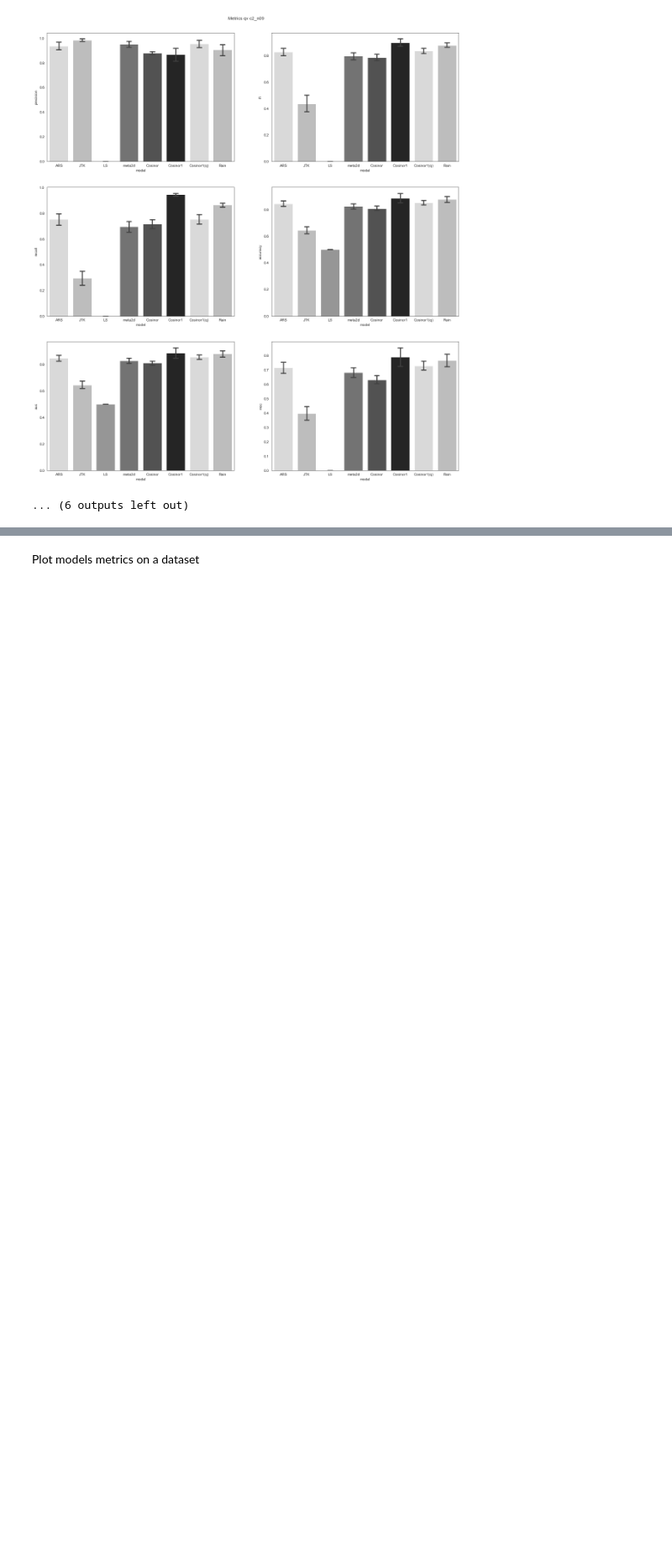
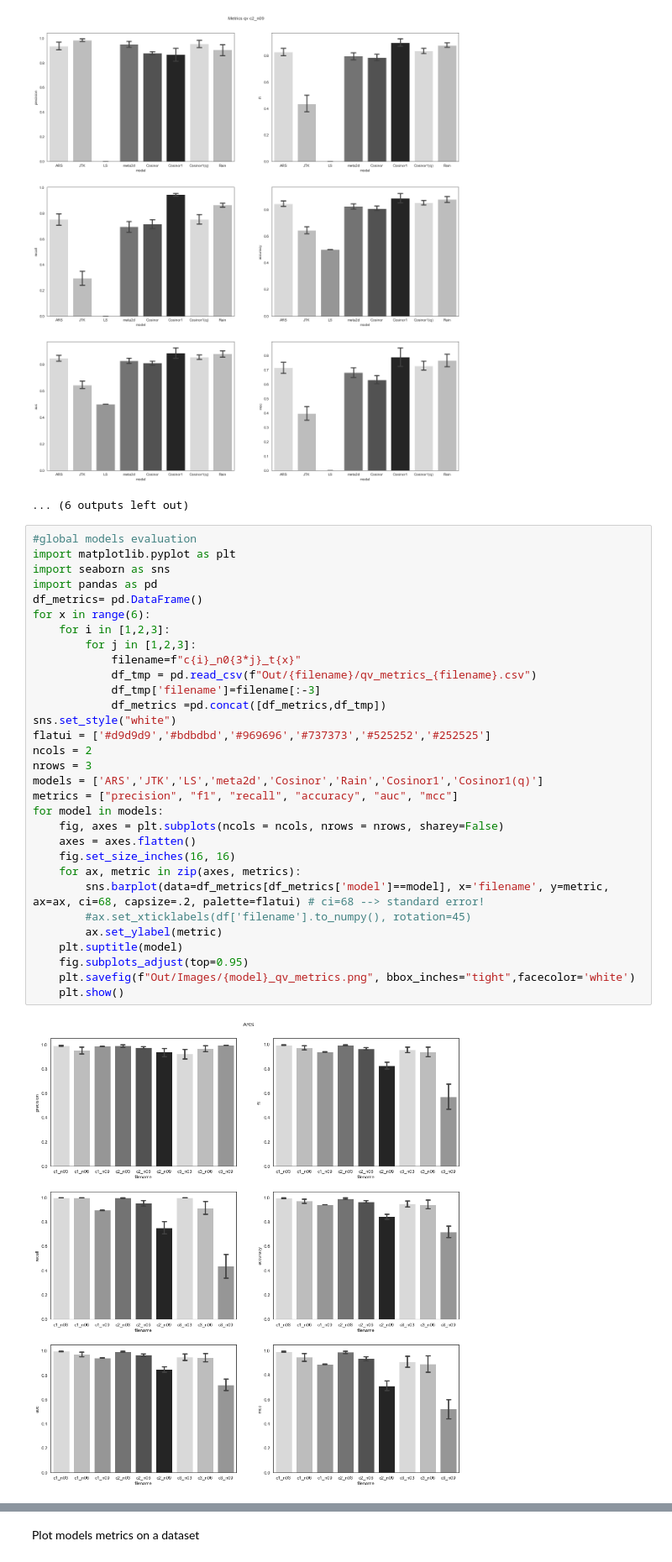
Before and after one commit to VESTUArthur/RDA, a Jupyter notebook: code/Case_study_1/notebook.ipynb, the cells around one changed output, grey strips where cells are left out. Shown at 84% size. Saved outputs shown, nothing was run; the diff lists cells and outputs as text; blank space fills up the shorter version.

Commit message:
Plot models metrics on different dataset

```diff
--- a/code/Case_study_1/notebook.ipynb
+++ b/code/Case_study_1/notebook.ipynb
@@ -248,3 +248,36 @@ filename c2_n09
 7   c2_n09
 [figure]
 ... (6 outputs left out)
+# %%
+#global models evaluation
+import matplotlib.pyplot as plt
+import seaborn as sns
+import pandas as pd
+df_metrics= pd.DataFrame()
+for x in range(6):
+    for i in [1,2,3]:
+        for j in [1,2,3]:
+            filename=f"c{i}_n0{3*j}_t{x}"
+            df_tmp = pd.read_csv(f"Out/{filename}/qv_metrics_{filename}.csv")
+            df_tmp['filename']=filename[:-3]
+            df_metrics =pd.concat([df_metrics,df_tmp])
+sns.set_style("white")
+flatui = ['#d9d9d9','#bdbdbd','#969696','#737373','#525252','#252525']
+ncols = 2
+nrows = 3
+models = ['ARS','JTK','LS','meta2d','Cosinor','Rain','Cosinor1','Cosinor1(q)']
+metrics = ["precision", "f1", "recall", "accuracy", "auc", "mcc"]
+for model in models:
+    fig, axes = plt.subplots(ncols = ncols, nrows = nrows, sharey=False)
+    axes = axes.flatten()
+    fig.set_size_inches(16, 16)
+    for ax, metric in zip(axes, metrics):
+        sns.barplot(data=df_metrics[df_metrics['model']==model], x='filename', y=metric, ax=ax, ci=68, capsize=.2, palette=flatui) # ci=68 --> standard error!
+        #ax.set_xticklabels(df['filename'].to_numpy(), rotation=45)
+        ax.set_ylabel(metric)
+    plt.suptitle(model)
+    fig.subplots_adjust(top=0.95)
+    plt.savefig(f"Out/Images/{model}_qv_metrics.png", bbox_inches="tight",facecolor='white')
+    plt.show()
+# %% [output]
+[figure, added]
```
Also changed, not shown: parts of 3 cells of this notebook, 8 other files.
